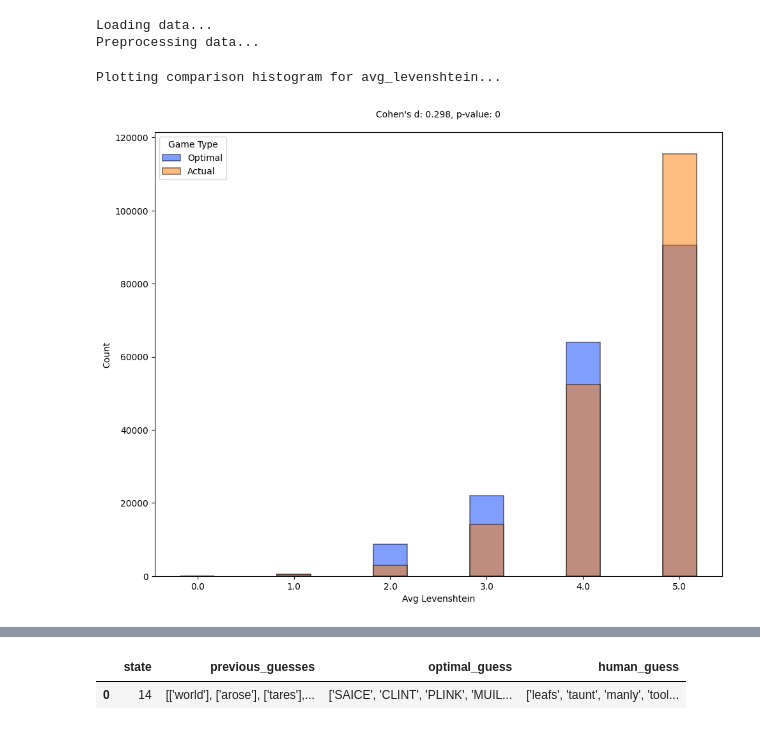
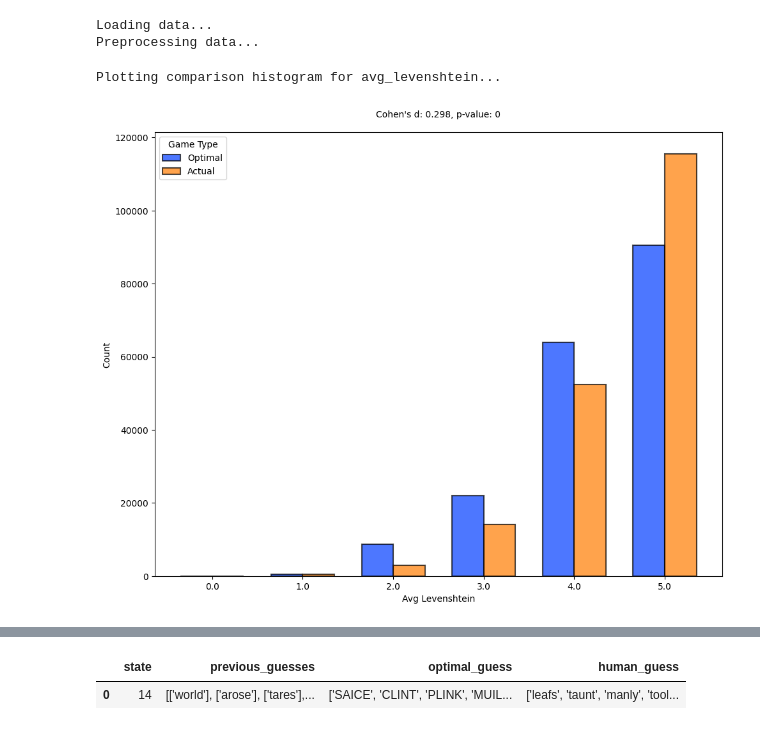
Before and after one commit to adam-kabbara/wordle-research, a Jupyter notebook: data_analysis/jupyter_notebooks/main.ipynb, the cells around one changed output, grey strips where cells are left out. Cells and saved outputs as stored; diff of their text form; code cells hidden in the pictures.

```diff
--- a/data_analysis/jupyter_notebooks/main.ipynb
+++ b/data_analysis/jupyter_notebooks/main.ipynb
@@ -37,10 +27,10 @@ analyzer = WordleAnalyzer(r'data\merged_data.csv',\
 Loading data...
 Preprocessing data...
 # %%
-analyzer.plot_comparison_histogram('avg_levenshtein', save_pdf=False, save_data=True)
+analyzer.plot_comparison_histogram('avg_levenshtein', save_pdf=False, save_data=True, overlay=False)
 # %% [output]
 Plotting comparison histogram for avg_levenshtein...
-[figure, old version]
+[figure, new version]
 # %%
 analyzer.df
 # %% [output]
```
Also changed, not shown: parts of 3 cells of this notebook, 1 other file.
